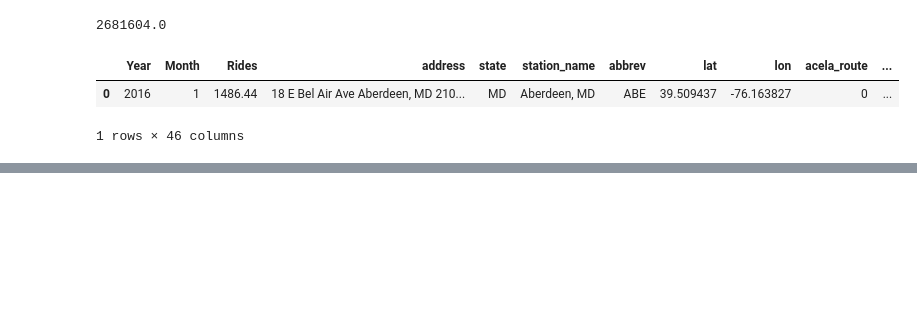
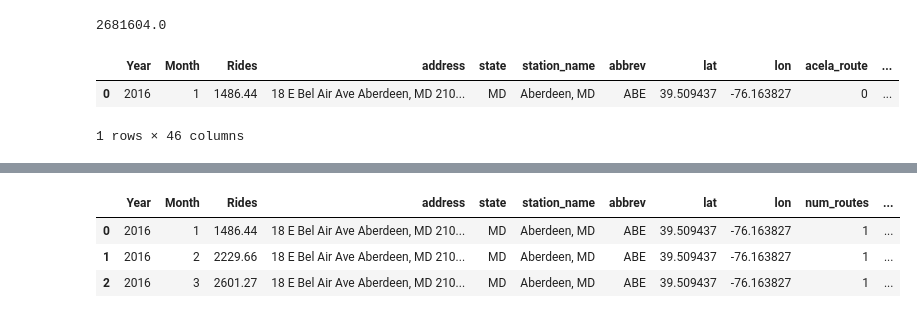
Before and after one commit to statzenthusiast921/amtrak_analysis, a Jupyter notebook: scripts/Adding in Route Data 07.13.24.ipynb, the cells around one changed output, grey strips where cells are left out. Drawn from its saved outputs; the diff is of its cells as text; code cells hidden in the pictures; blank space fills up the shorter version.

```diff
--- a/scripts/Adding in Route Data 07.13.24.ipynb
+++ b/scripts/Adding in Route Data 07.13.24.ipynb
@@ -336,0 +328,11 @@ amtrak_df[amtrak_df['num_routes']==3].head(2)
+# %%
+route_columns = [col for col in amtrak_df.columns if col.endswith('route')]
+route_columns.remove('parent_route')
+
+amtrak_df = amtrak_df.drop(columns=route_columns)
+amtrak_df.head(3)
+# %% [output]
+|  | Year | Month | Rides | address | state | station_name | abbrev | lat | lon | num_routes | ... |
+| 0 | 2016 | 1 | 1486.44 | 18 E Bel Air Ave Aberdeen, MD 210... | MD | Aberdeen, MD | ABE | 39.509437 | -76.163827 | 1 | ... |
+| 1 | 2016 | 2 | 2229.66 | 18 E Bel Air Ave Aberdeen, MD 210... | MD | Aberdeen, MD | ABE | 39.509437 | -76.163827 | 1 | ... |
+| 2 | 2016 | 3 | 2601.27 | 18 E Bel Air Ave Aberdeen, MD 210... | MD | Aberdeen, MD | ABE | 39.509437 | -76.163827 | 1 | ... |
```
Also changed, not shown: parts of 16 cells of this notebook.
